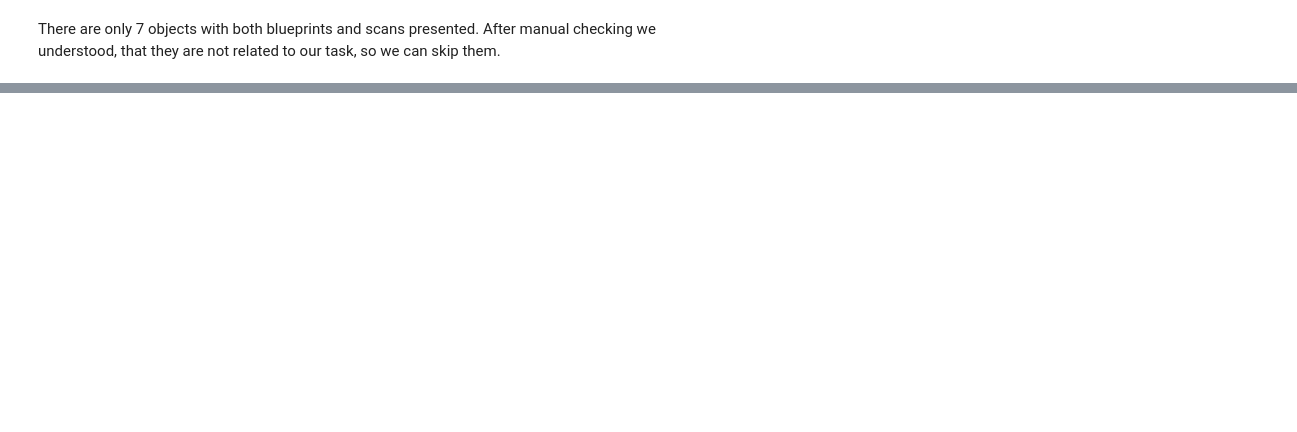
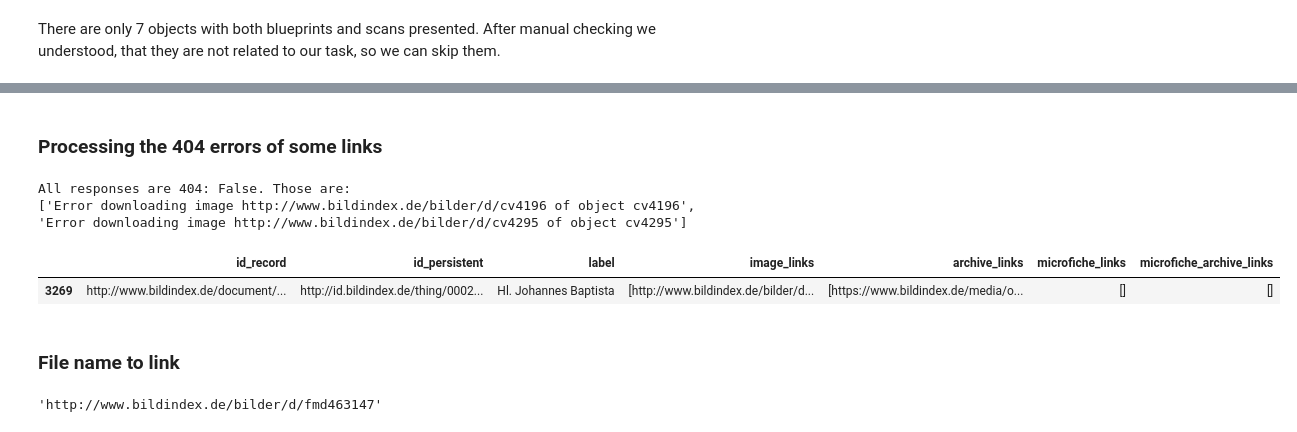
Before and after one commit to KvindtEva/Time-Machine-Marburg, a Jupyter notebook: image_downloading.ipynb, the cells around one changed output, grey strips where cells are left out. Drawn from its saved outputs; the diff is of its cells as text; code cells hidden in the pictures; blank space fills up the shorter version.

```diff
--- a/image_downloading.ipynb
+++ b/image_downloading.ipynb
@@ -193,0 +243,28 @@ imgd.object_to_filenames(df, i), imgd.link_to_filename(df.iloc[i].id_persistent,
+# %% [markdown]
+###  Processing the 404 errors of some links
+# %%
+#
+with open('config/errors/downloading_failed_404.txt', 'r') as f:
+    responses_404  = f.read().splitlines()
+
+responses_404 = [response for response in responses_404 if 'Error downloading image' in response]
+print(f'All responses are 404: {all(response[-3:] == "404" for response in responses_404)}. Those are:')
+print([response for response in responses_404 if response[-3:] != "404"])
+
+# Save all responses in list of tupels (link, object_id)
+responses_404 = [tuple(response[24:-18].split(' of object ')) for response in responses_404]
+# %% [output]
+All responses are 404: False. Those are:
+['Error downloading image http://www.bildindex.de/bilder/d/cv4196 of object cv4196', 'Error downloading image http://www.bildindex.de/bilder/d/cv4295 of object cv4295']
+# %%
+df.iloc[df_mvp[df_mvp.id == 'cv13290'].id_objects.iloc[0]]
+# %% [output]
+|  | id_record | id_persistent | label | image_links | archive_links | microfiche_links | microfiche_archive_links |
+| 3269 | http://www.bildindex.de/document/... | http://id.bildindex.de/thing/0002... | Hl. Johannes Baptista | [http://www.bildindex.de/bilder/d... | [https://www.bildindex.de/media/o... | [] | [] |
+# %% [markdown]
+### File name to link
+# %%
+pic = 'img-fmd463147'
+imgd.filename_to_link(pic)
+# %% [output]
+'http://www.bildindex.de/bilder/d/fmd463147'
```
Also changed, not shown: parts of 23 cells of this notebook, 10 other files.
